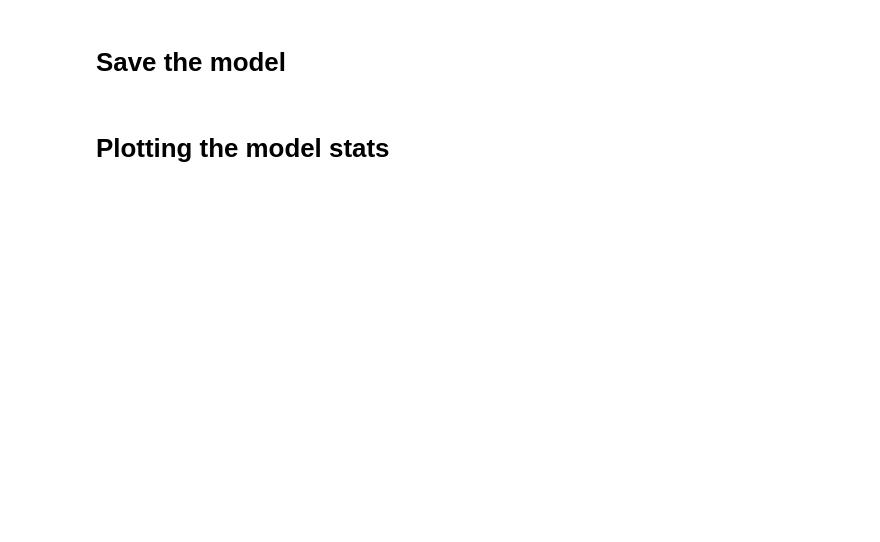
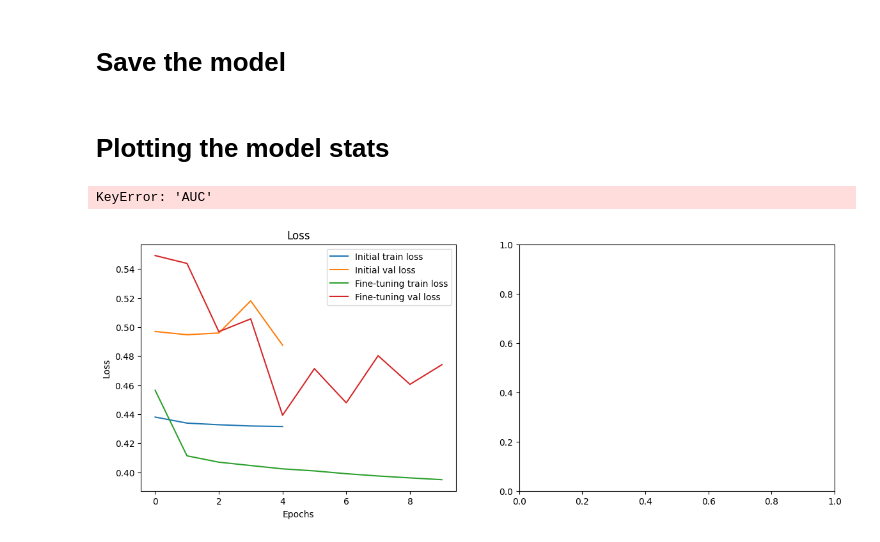
Before and after one commit to slyeet03/X-Ray-Detection-Model, a Jupyter notebook: train_model.ipynb, the cells around one changed output. Cells and saved outputs as stored; diff of their text form; code cells hidden in the pictures; blank space fills up the shorter version.

Commit message:
model typeshit

```diff
--- a/train_model.ipynb
+++ b/train_model.ipynb
@@ -36,6 +57,11 @@ valid_df[LABELS] = valid_df[LABELS].fillna(0).replace(-1, 0)
 # %% [markdown]
 # Data Augmentation
 # %%
+rotation_layer = layers.RandomRotation(
+    factor=0.05,  # ~±5% of a full turn (~±18 degrees)
+    fill_mode="constant"
+)
+
 def augment_image(image, label):
     # Random brightness adjustment
     image = tf.image.random_brightness(image, max_delta=0.1)
@@ -46,14 +72,10 @@ def augment_image(image, label):
     # Random flip (horizontal only)
     image = tf.image.random_flip_left_right(image)
 
-    # Random rotation
-    angle = tf.random.uniform([], minval=-0.1, maxval=0.1)  # ±~5.7 degrees
-    image = tf.keras.preprocessing.image.apply_affine_transform(
-        image.numpy(), theta=angle * 180 / np.pi, fill_mode='constant'
-    )
-    image = tf.convert_to_tensor(image)
+    # Rotation using keras layer (works on macOS)
+    image = rotation_layer(image, training=True)
 
-    # Ensure values stay in [0,1] range
+    # Ensure values stay in [0,1]
     image = tf.clip_by_value(image, 0.0, 1.0)
 
     return image, label
@@ -72,9 +100,8 @@ def parse_image(filename, label):
     img=tf.cast(img, tf.float32)/255.0
     return img, label
 
-def df_to_dataset(df, base_dir="CheXpert-v1.0-small", training=False):
-    # adding filepath to the img
-    filepaths = df["Path"].apply(lambda x: os.path.join(base_dir, x))
+def df_to_dataset(df, base_dir="X-Ray-Detection-Model", training=False):
+    filepaths = df["Path"].values
     # only takes images with the labels defined above
     labels = df[LABELS].values.astype("float32")
     # makes a dataset that pairs each label with their image
@@ -119,7 +146,7 @@ class_weight_dict = {i: class_weights[i] for i in range(len(LABELS))}
 model.compile(
     optimizer="adam",
     loss="binary_crossentropy",
-    metrics=["accuracy"]
+    metrics=[AUC(multi_label=True)]
     )
 # %% [markdown]
 # Adding callback
@@ -158,7 +197,7 @@ for layer in base_model.layers[:-50]:
 model.compile(
     optimizer=optimizers.Adam(learning_rate=1e-5),
     loss="binary_crossentropy",
-    metrics=["accuracy"]
+    metrics=[AUC(multi_label=True)]
 )
 # %% [markdown]
 ## Train
@@ -180,28 +240,31 @@ model.save("best_model.keras")
 # %%
 def plot_history(histories, titles):
     plt.figure(figsize=(14,5))
 
     # Plot Loss
     plt.subplot(1,2,1)
     for h, t in zip(histories, titles):
         plt.plot(h.history['loss'], label=f'{t} train loss')
         plt.plot(h.history['val_loss'], label=f'{t} val loss')
     plt.title('Loss')
     plt.xlabel('Epochs')
     plt.ylabel('Loss')
     plt.legend()
 
     # Plot Accuracy
     plt.subplot(1,2,2)
     for h, t in zip(histories, titles):
-        plt.plot(h.history['accuracy'], label=f'{t} train acc')
-        plt.plot(h.history['val_accuracy'], label=f'{t} val acc')
-    plt.title('Accuracy')
+        plt.plot(h.history['AUC'], label=f'{t} train AUC')
+        plt.plot(h.history['val_auc'], label=f'{t} val auc')
+    plt.title('AUC')
     plt.xlabel('Epochs')
     plt.ylabel('Accuracy')
     plt.legend()
 
     plt.show()
 
 # Call the function to plot
 plot_history([history, history_fine], ['Initial', 'Fine-tuning'])
+# %% [output]
+KeyError: 'AUC'
+[figure, added]
```
Also changed, not shown: parts of 6 cells of this notebook, 2 other files.
